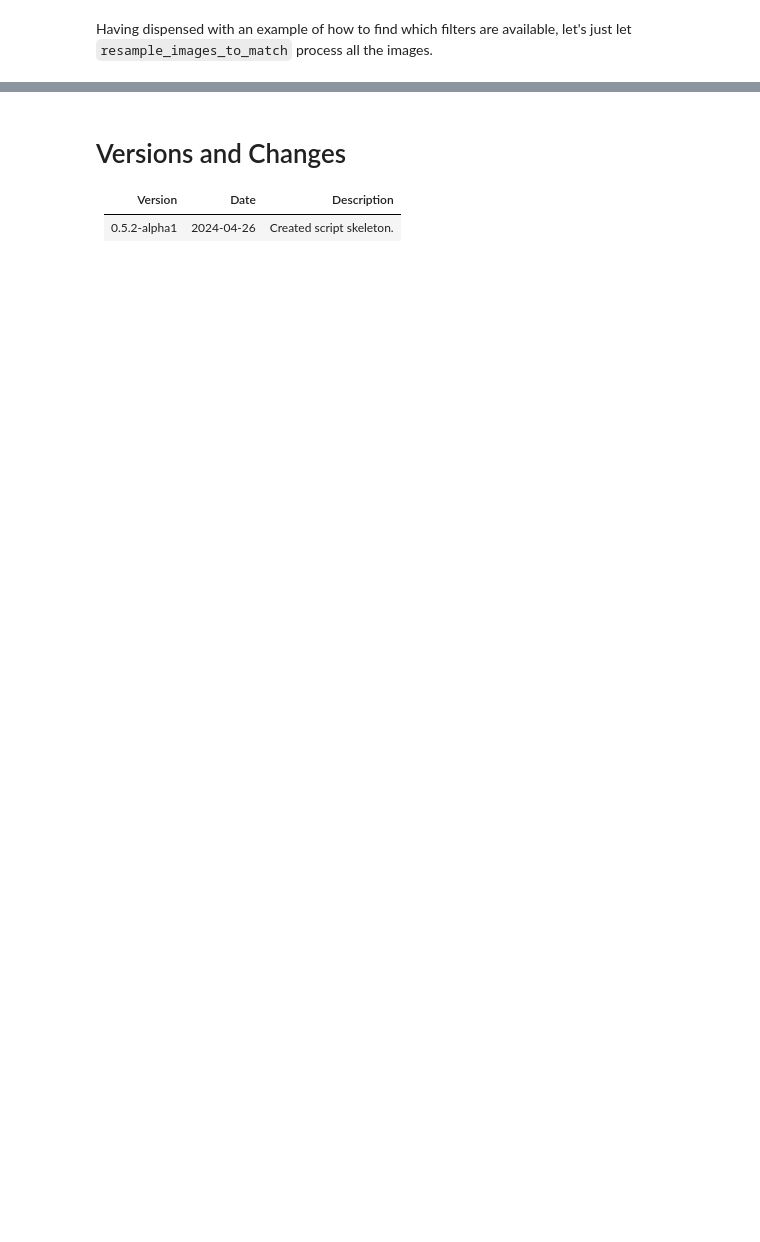
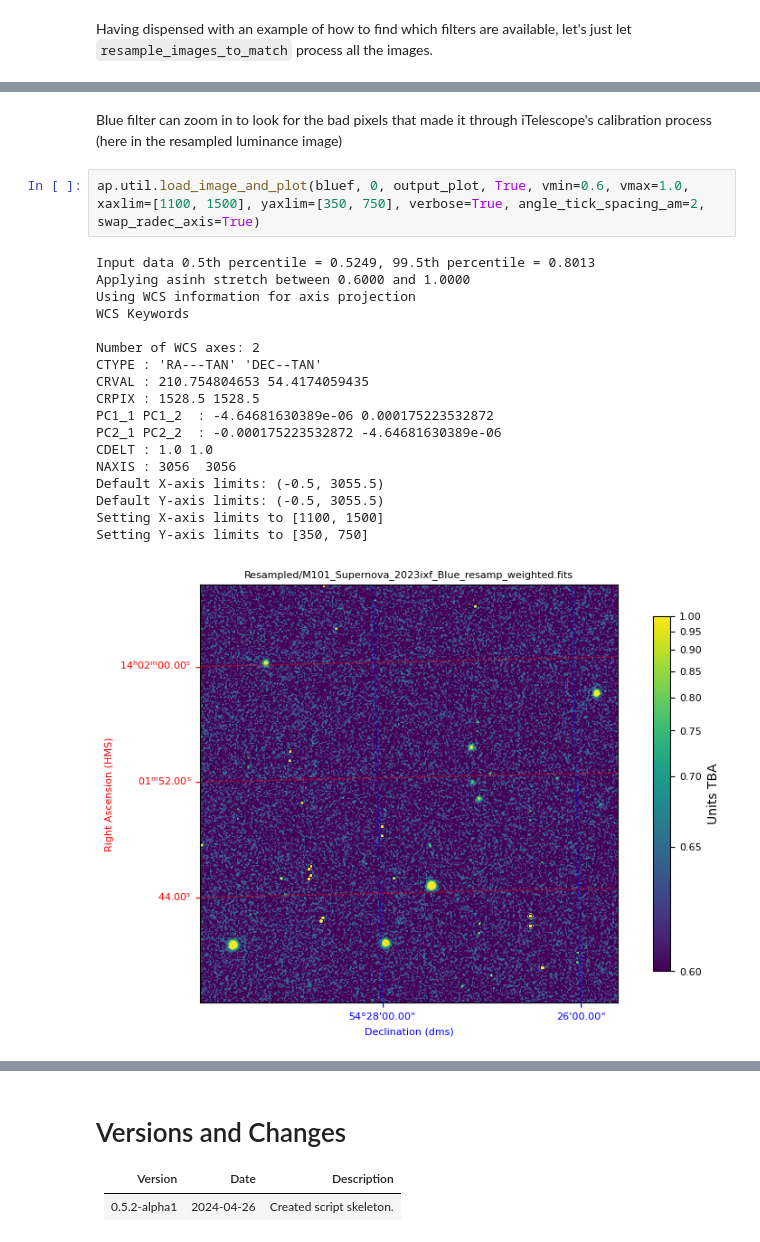
Before and after one commit to DaveStrickland/AstroPhotography, a Jupyter notebook: AstroPhotography/notebooks/itelescope_premium_the_easier_way.ipynb, the cells around one changed output, grey strips where cells are left out. Drawn from its saved outputs; the diff is of its cells as text; blank space fills up the shorter version.

Commit message:
issue-002 easy processing method 1 completed

```diff
--- a/AstroPhotography/notebooks/itelescope_premium_the_easier_way.ipynb
+++ b/AstroPhotography/notebooks/itelescope_premium_the_easier_way.ipynb
@@ -696,0 +756,23 @@ filter num_navfiles tot_exptime_m min_exptime_m max_exptime_m
+# %% [markdown]
+Blue filter can zoom in to look for the bad pixels that made it through iTelescope's calibration process (here in the resampled luminance image)
+# %%
+ap.util.load_image_and_plot(bluef, 0, output_plot, True, vmin=0.6, vmax=1.0, xaxlim=[1100, 1500], yaxlim=[350, 750], verbose=True, angle_tick_spacing_am=2, swap_radec_axis=True)
+# %% [output]
+Input data 0.5th percentile = 0.5249, 99.5th percentile = 0.8013
+Applying asinh stretch between 0.6000 and 1.0000
+Using WCS information for axis projection
+WCS Keywords
+
+Number of WCS axes: 2
+CTYPE : 'RA---TAN' 'DEC--TAN'
+CRVAL : 210.754804653 54.4174059435
+CRPIX : 1528.5 1528.5
+PC1_1 PC1_2  : -4.64681630389e-06 0.000175223532872
+PC2_1 PC2_2  : -0.000175223532872 -4.64681630389e-06
+CDELT : 1.0 1.0
+NAXIS : 3056  3056
+Default X-axis limits: (-0.5, 3055.5)
+Default Y-axis limits: (-0.5, 3055.5)
+Setting X-axis limits to [1100, 1500]
+Setting Y-axis limits to [350, 750]
+[figure, added]
```
Also changed, not shown: parts of 21 cells of this notebook, 1 other file.
